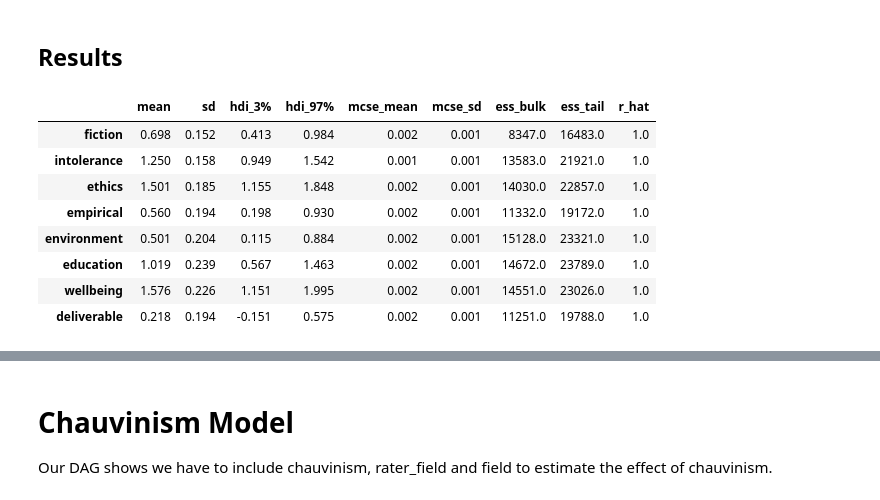
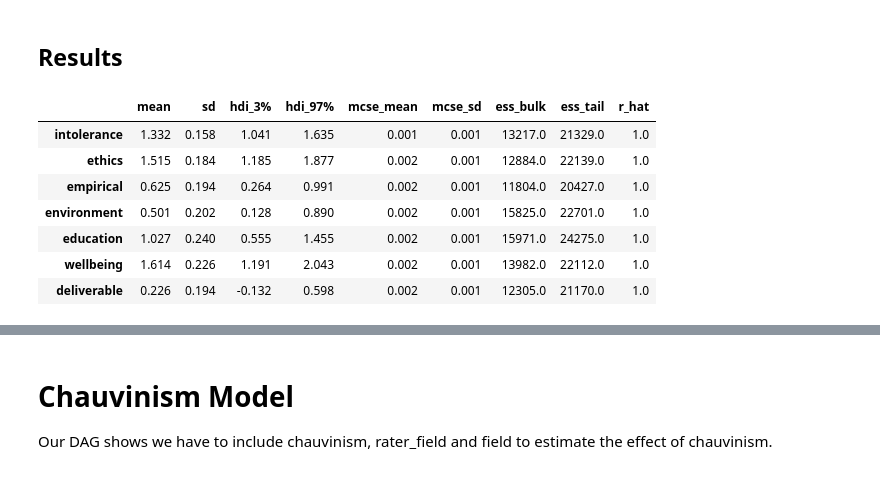
Before and after one commit to stijncon/IIH, a Jupyter notebook: IIH_InferentialStatistics_MainModels.ipynb, the cells around one changed output, grey strips where cells are left out. Cells and saved outputs as stored; diff of their text form; code cells hidden in the pictures.

```diff
--- a/IIH_InferentialStatistics_MainModels.ipynb
+++ b/IIH_InferentialStatistics_MainModels.ipynb
@@ -455,0 +563,8 @@ content_codes = [i for i in content_codes if i != "present"]
+# %%
+# in addition, remove 'real world (fiction)', as it seems to be a larger category that incorporates multiple other codes
+# including it would bias the estimate of the other content categories
+# to estimate its influence, we need to run a model controling for the other content categories
+
+content_codes = [i for i in content_codes if i != "fiction"]
+
+print(content_codes)
@@ -726,11 +843,11 @@ Sampling 4 chains for 1_500 tune and 10_000 draw iterations (6_000 + 40_000 draw
 # %%
 # save the trace
-trace_content_thurstonian_all.to_netcdf(
-    r"C:\Users\conix\Documents\IIH_localtraces\trace_content_thurstonian_all.nc"
-)
+# trace_content_thurstonian_all.to_netcdf(
+#     r"C:\Users\conix\Documents\IIH_localtraces\trace_content_thurstonian_all_NOFICTION.nc"
+# )
 
 # load the trace
 
-# trace_content_thurstonian_all = az.from_netcdf(
-#     r"C:\Users\conix\Documents\IIH_localtraces\trace_content_thurstonian_all_FINAL.nc"
-# )
+trace_content_thurstonian_all = az.from_netcdf(
+    r"C:\Users\conix\Documents\IIH_localtraces\trace_content_thurstonian_all_NOFICTION.nc"
+)
@@ -798,18 +912,17 @@ Nr of divergences: 0
 ## Results
 # %%
 summary = az.summary(trace_content_thurstonian_all, var_names=["content"])
-summary.index = content_codes
+summary.index = content_codes[2:]
 summary
 # %% [output]
 |  | mean | sd | hdi_3% | hdi_97% | mcse_mean | mcse_sd | ess_bulk | ess_tail | r_hat |
-| fiction | 0.698 | 0.152 | 0.413 | 0.984 | 0.002 | 0.001 | 8347.0 | 16483.0 | 1.0 |
-| intolerance | 1.250 | 0.158 | 0.949 | 1.542 | 0.001 | 0.001 | 13583.0 | 21921.0 | 1.0 |
-| ethics | 1.501 | 0.185 | 1.155 | 1.848 | 0.002 | 0.001 | 14030.0 | 22857.0 | 1.0 |
-| empirical | 0.560 | 0.194 | 0.198 | 0.930 | 0.002 | 0.001 | 11332.0 | 19172.0 | 1.0 |
-| environment | 0.501 | 0.204 | 0.115 | 0.884 | 0.002 | 0.001 | 15128.0 | 23321.0 | 1.0 |
-| education | 1.019 | 0.239 | 0.567 | 1.463 | 0.002 | 0.001 | 14672.0 | 23789.0 | 1.0 |
-| wellbeing | 1.576 | 0.226 | 1.151 | 1.995 | 0.002 | 0.001 | 14551.0 | 23026.0 | 1.0 |
-| deliverable | 0.218 | 0.194 | -0.151 | 0.575 | 0.002 | 0.001 | 11251.0 | 19788.0 | 1.0 |
+| intolerance | 1.332 | 0.158 | 1.041 | 1.635 | 0.001 | 0.001 | 13217.0 | 21329.0 | 1.0 |
+| ethics | 1.515 | 0.184 | 1.185 | 1.877 | 0.002 | 0.001 | 12884.0 | 22139.0 | 1.0 |
+| empirical | 0.625 | 0.194 | 0.264 | 0.991 | 0.002 | 0.001 | 11804.0 | 20427.0 | 1.0 |
+| environment | 0.501 | 0.202 | 0.128 | 0.890 | 0.002 | 0.001 | 15825.0 | 22701.0 | 1.0 |
+| education | 1.027 | 0.240 | 0.555 | 1.455 | 0.002 | 0.001 | 15971.0 | 24275.0 | 1.0 |
+| wellbeing | 1.614 | 0.226 | 1.191 | 2.043 | 0.002 | 0.001 | 13982.0 | 22112.0 | 1.0 |
+| deliverable | 0.226 | 0.194 | -0.132 | 0.598 | 0.002 | 0.001 | 12305.0 | 21170.0 | 1.0 |
 # %%
 fig, ax = plt.subplots(figsize=(10, 4))
 az.plot_forest(
```
Also changed, not shown: parts of 19 cells of this notebook, 1 other file.
